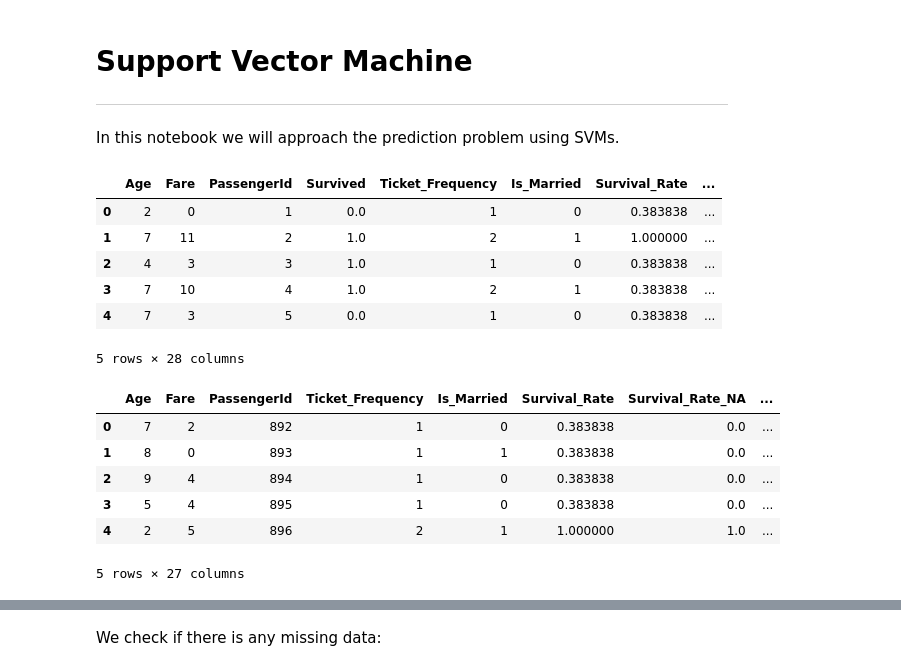
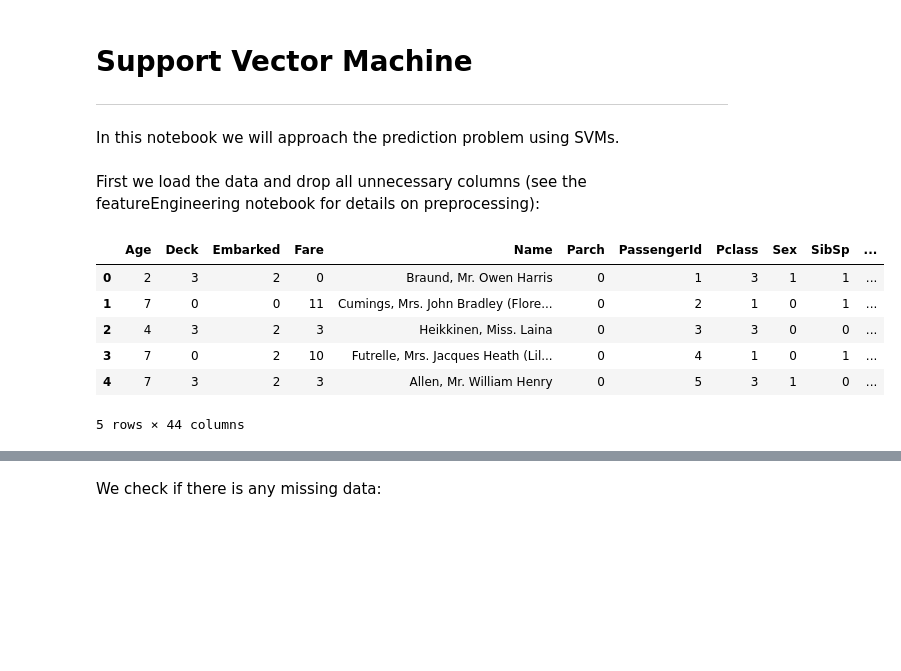
Before and after one commit to odshelley/kagglePublic, a Jupyter notebook: titanic/SVMApproach.ipynb, the cells around one changed output, grey strips where cells are left out. Cells and saved outputs as stored; diff of their text form; code cells hidden in the pictures; blank space fills up the shorter version.

```diff
--- a/titanic/SVMApproach.ipynb
+++ b/titanic/SVMApproach.ipynb
@@ -15,26 +15,17 @@ from sklearn.ensemble import RandomForestClassifier
 from sklearn.preprocessing import OneHotEncoder, LabelEncoder, StandardScaler
 from sklearn.metrics import roc_curve, auc
 from sklearn.model_selection import StratifiedKFold
+# %% [markdown]
+First we load the data and drop all unnecessary columns (see the featureEngineering notebook for details on preprocessing):
 # %%
-train_data = pd.read_csv('data/processedTrain.csv')
-train_data.head()
+test = pd.read_csv('data/processedTest.csv')
+train= pd.read_csv('data/processedTrain.csv')
+train.head()
 # %% [output]
-|  | Age | Fare | PassengerId | Survived | Ticket_Frequency | Is_Married | Survival_Rate | ... |
-| 0 | 2 | 0 | 1 | 0.0 | 1 | 0 | 0.383838 | ... |
-| 1 | 7 | 11 | 2 | 1.0 | 2 | 1 | 1.000000 | ... |
-| 2 | 4 | 3 | 3 | 1.0 | 1 | 0 | 0.383838 | ... |
-| 3 | 7 | 10 | 4 | 1.0 | 2 | 1 | 0.383838 | ... |
-| 4 | 7 | 3 | 5 | 0.0 | 1 | 0 | 0.383838 | ... |
+|  | Age | Deck | Embarked | Fare | Name | Parch | PassengerId | Pclass | Sex | SibSp | ... |
+| 0 | 2 | 3 | 2 | 0 | Braund, Mr. Owen Harris | 0 | 1 | 3 | 1 | 1 | ... |
+| 1 | 7 | 0 | 0 | 11 | Cumings, Mrs. John Bradley (Flore... | 0 | 2 | 1 | 0 | 1 | ... |
+| 2 | 4 | 3 | 2 | 3 | Heikkinen, Miss. Laina | 0 | 3 | 3 | 0 | 0 | ... |
+| 3 | 7 | 0 | 2 | 10 | Futrelle, Mrs. Jacques Heath (Lil... | 0 | 4 | 1 | 0 | 1 | ... |
+| 4 | 7 | 3 | 2 | 3 | Allen, Mr. William Henry | 0 | 5 | 3 | 1 | 0 | ... |
-5 rows × 28 columns
+5 rows × 44 columns
-# %%
-test_data = pd.read_csv('data/processedTest.csv')
-test_data.drop(columns='Survived',inplace =True)
-test_data.head()
-# %% [output]
-|  | Age | Fare | PassengerId | Ticket_Frequency | Is_Married | Survival_Rate | Survival_Rate_NA | ... |
-| 0 | 7 | 2 | 892 | 1 | 0 | 0.383838 | 0.0 | ... |
-| 1 | 8 | 0 | 893 | 1 | 1 | 0.383838 | 0.0 | ... |
-| 2 | 9 | 4 | 894 | 1 | 0 | 0.383838 | 0.0 | ... |
-| 3 | 5 | 4 | 895 | 1 | 0 | 0.383838 | 0.0 | ... |
-| 4 | 2 | 5 | 896 | 2 | 1 | 1.000000 | 1.0 | ... |
-5 rows × 27 columns
```
Also changed, not shown: parts of 1 cell of this notebook, 2 other files.
